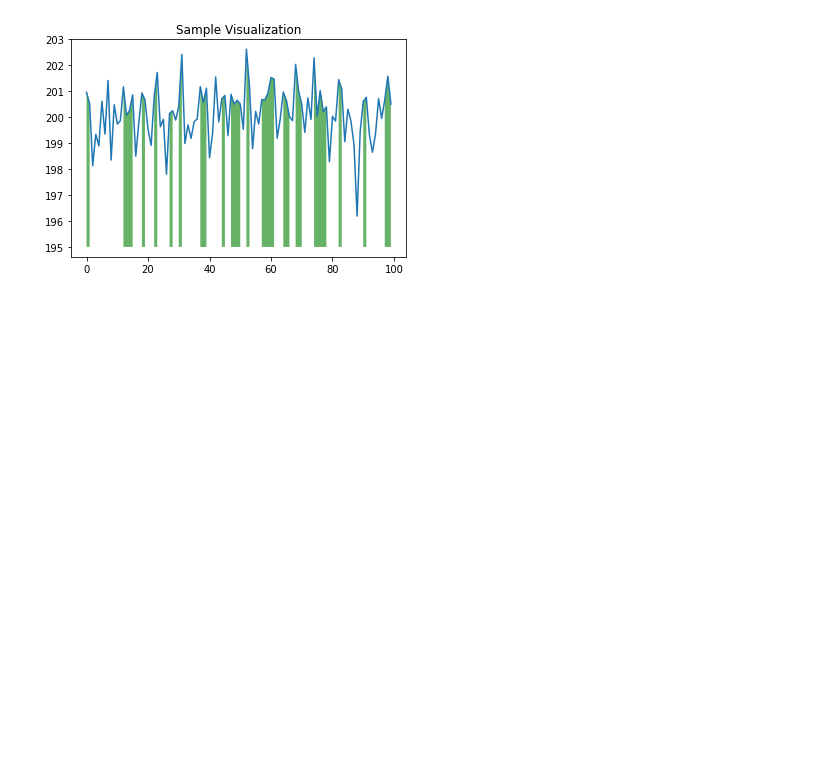
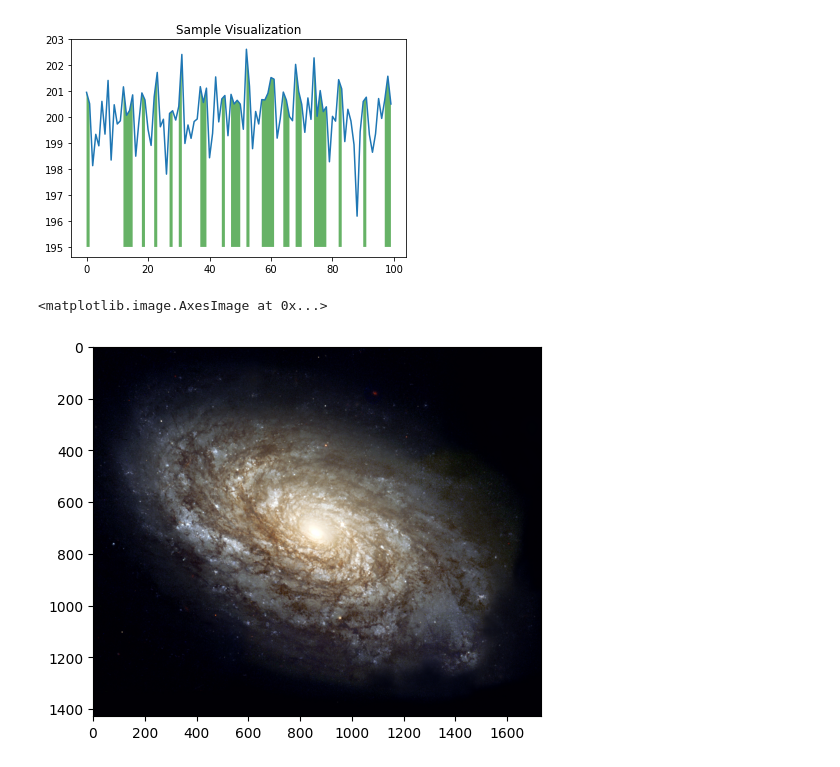
Before and after one commit to INVISIBLE-SAM/FMML2023_PROJECTS_AND_LABS, a Jupyter notebook: FMML_2023_Basics_of_Python.ipynb, the cells around one changed output. Cells and saved outputs as stored; diff of their text form; code cells hidden in the pictures; blank space fills up the shorter version.

```diff
--- a/FMML_2023_Basics_of_Python.ipynb
+++ b/FMML_2023_Basics_of_Python.ipynb
@@ -437,3 +548,13 @@ plt.show()
 ## Answer 3 :
 
 ## 1) make sure drive is loaded and then upload a test image onto your drive
+# %%
+# question 3
+import matplotlib.pyplot as plt
+
+
+a=plt.imread(fname='NGC_4414_(NASA-med).jpg')
+plt.imshow(a)
+# %% [output]
+<matplotlib.image.AxesImage at 0x...>
+[figure, added]
```
Also changed, not shown: parts of 10 cells of this notebook.
